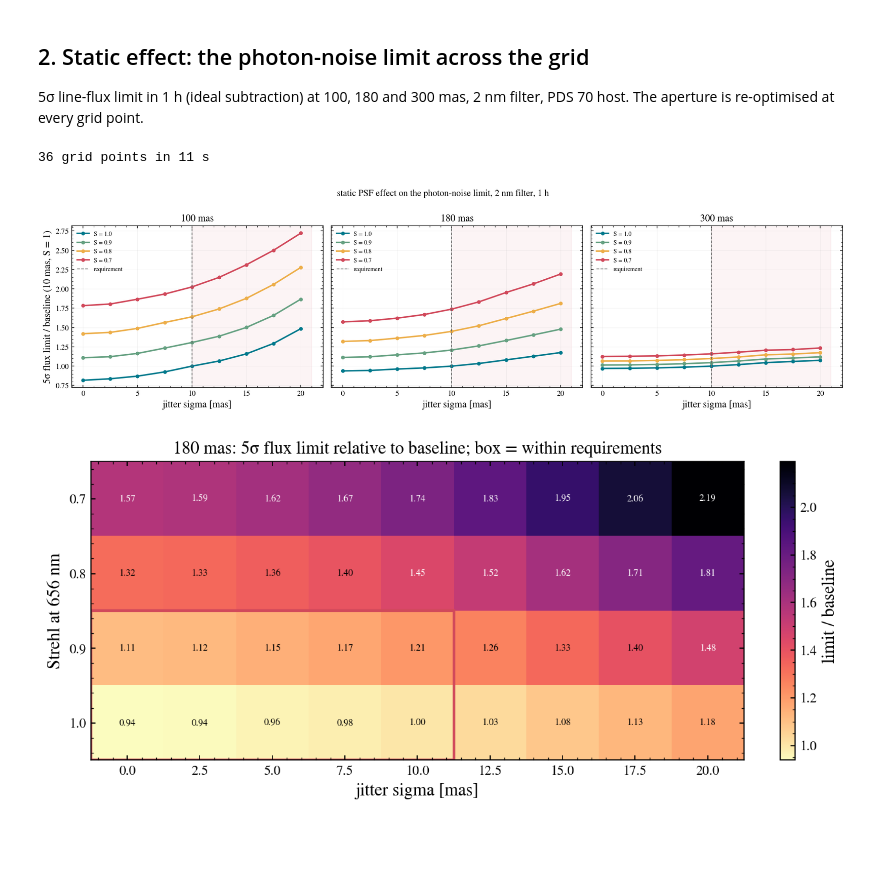
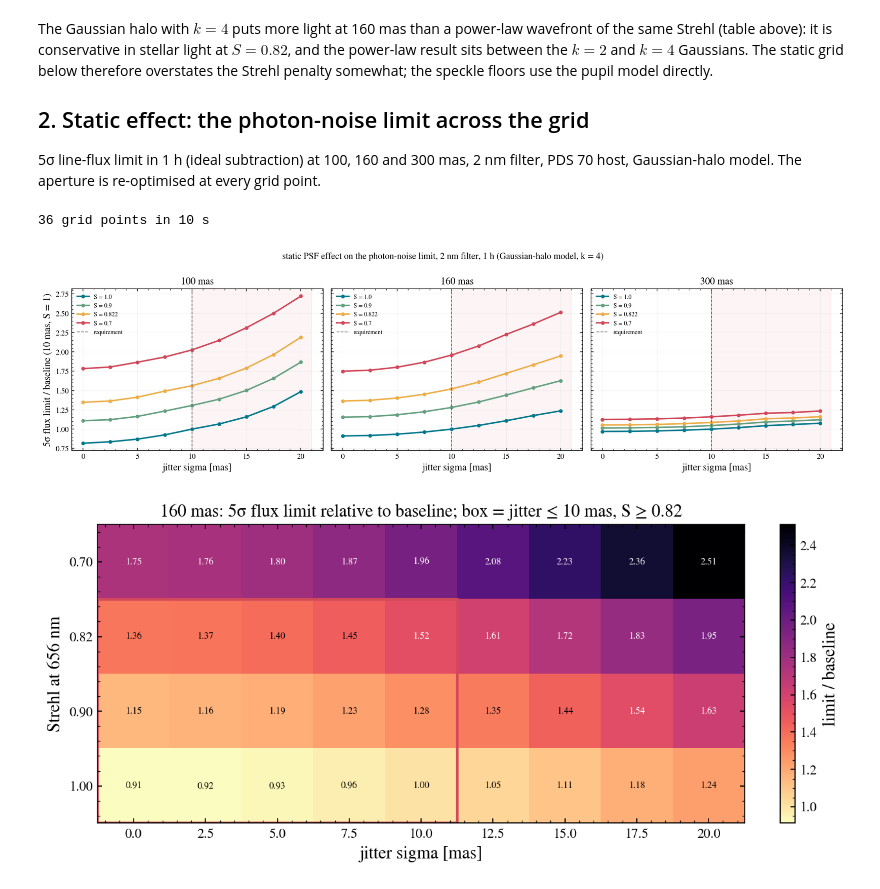
Before and after one commit to schmidt-observatories/wcc-sim, a Jupyter notebook: notebooks_scrap/halpha_hci_jitter_strehl.ipynb, the cells around one changed output. Drawn from its saved outputs; the diff is of its cells as text; code cells hidden in the pictures; blank space fills up the shorter version.

```diff
--- a/notebooks_scrap/halpha_hci_jitter_strehl.ipynb
+++ b/notebooks_scrap/halpha_hci_jitter_strehl.ipynb
@@ -29,23 +39,24 @@ from astropy.table import Table
 plt.style.use('gks')
 warnings.filterwarnings('ignore')
 
-from hci_psf import (Instrument, contrast_curve, aperture_fractions, mismatch_floor, strehl_at, wfe_from_strehl,
-                     HALO_K, OVERSAMPLE)
+from hci_psf import (Instrument, WfePSF, contrast_curve, aperture_fractions, speckle_floor, shifted, strehl_at,
+                     wfe_from_strehl, HALO_K, OVERSAMPLE)
 
 JITTERS = np.arange(0.0, 20.01, 2.5)
-STREHLS = np.array([1.0, 0.9, 0.8, 0.7])          # at 656 nm
-SEPS_KEY = [100.0, 180.0, 300.0]
+S_REQ = float(strehl_at(0.8, 656.3))                # S = 0.8 at r  ->  0.822 at H-alpha
+STREHLS = np.array([1.0, 0.9, round(S_REQ, 3), 0.7])   # at 656 nm
+SEPS_KEY = [100.0, 160.0, 300.0]
 REQ_JIT = 10.0
-S_REQ = float(strehl_at(0.8, 656.3))                # S = 0.8 at r  ->  at H-alpha
-LAM_NM = 656.3
 FILTERS = ['zwo:halpha2', 'zwo:halpha6', 'zwo:halpha20']
 FLAB = {'zwo:halpha2': 'H-alpha 2 nm', 'zwo:halpha6': 'H-alpha 6 nm', 'zwo:halpha20': 'H-alpha 20 nm'}
 TEAL, RED, AMBER, BLUE, GREEN, DBLUE = '#00798c', '#d1495b', '#edae49', '#30638e', '#66a182', '#003d5b'
 SCOL = dict(zip(STREHLS, [TEAL, GREEN, AMBER, RED]))
-HOST_SPT, HOST_G = 'K7V', 11.7
-PLANETS = {'b': dict(sep_mas=180.0, flux=8.1e-16), 'c': dict(sep_mas=220.0, flux=3.1e-16)}
+HOST_SPT, HOST_G = 'K7V', 11.6
+PLANETS = {'b': dict(sep_mas=160.0, flux=8.1e-16), 'c': dict(sep_mas=210.0, flux=3.1e-16)}
 T_TOT = 3600.0
-R_AP = 2.0                                          # px; the optimiser's choice at 180 mas in the feasibility notebook
+R_AP = 2.0                                          # px; the optimiser's choice at 160 mas in the feasibility notebook
+DRIFT_NM = 2.8                                      # reference drift level [nm RMS]; floors scale linearly with it
+N_REAL = 3                                          # random wavefront realisations averaged
 OUT = 'halpha_hci_out'
 os.makedirs(OUT, exist_ok=True)
 
@@ -60,8 +71,8 @@ def req_lines(ax, jitter=True, strehl=False):
 INST = {f: Instrument(f, HOST_SPT, HOST_G) for f in FILTERS}
 inst = INST['zwo:halpha2']
 RATIO = {(f, p): INST[f].line_rate(pl['flux']) / INST[f].star_rate for f in FILTERS for p, pl in PLANETS.items()}
-print('Strehl at 656 nm -> at 615 nm (same WFE):', {s: round(float(strehl_at(s, 615.0, 656.3)), 3) for s in STREHLS})
-print('implied RMS WFE [nm]:', {s: round(float(wfe_from_strehl(s, LAM_NM)), 1) for s in STREHLS if s < 1})
-print(f'requirement S = 0.8 at r -> S = {S_REQ:.3f} at H-alpha')
+RB = RATIO['zwo:halpha2', 'b']
+print('Strehl at 656 nm -> at 615 nm (same WFE):', {float(s): round(float(strehl_at(s, 615.0, 656.3)), 3) for s in STREHLS})
+print('implied RMS WFE [nm] at 656 nm:', {float(s): round(float(wfe_from_strehl(s, 656.3)), 1) for s in STREHLS if s < 1})
 print('PDS 70 planet/star ratio per filter:', {f'{FLAB[f]} {p}': f'{v:.2e}' for (f, p), v in RATIO.items()})
 # %% [output]
@@ -116,44 +154,50 @@ stellar light in a 2 px aperture at 180 mas, relative to (10 mas, S = 1), and pe
 # %% [markdown]
+The Gaussian halo with $k = 4$ puts more light at 160 mas than a power-law wavefront of the same Strehl
+(table above): it is conservative in stellar light at $S = 0.82$, and the power-law result sits between the
+$k = 2$ and $k = 4$ Gaussians. The static grid below therefore overstates the Strehl penalty somewhat; the
+speckle floors use the pupil model directly.
+
 ## 2. Static effect: the photon-noise limit across the grid
 
-5σ line-flux limit in 1 h (ideal subtraction) at 100, 180 and 300 mas, 2 nm filter, PDS 70 host. The
-aperture is re-optimised at every grid point.
+5σ line-flux limit in 1 h (ideal subtraction) at 100, 160 and 300 mas, 2 nm filter, PDS 70 host, Gaussian-halo
+model. The aperture is re-optimised at every grid point.
 # %%
 t0 = time.time()
 rows = []
 LIM = np.empty((JITTERS.size, STREHLS.size, len(SEPS_KEY)))
 per_1e16 = inst.line_rate(1e-16) / inst.star_rate
 for i, j in enumerate(JITTERS):
     for k, s in enumerate(STREHLS):
-        cc = contrast_curve(inst, j, s, SEPS_KEY, T_TOT)
+        cc = contrast_curve(inst, j, float(s), SEPS_KEY, T_TOT)
         LIM[i, k] = cc['contrast'] / per_1e16 * 1e-16
         for m, sep in enumerate(SEPS_KEY):
-            rows.append(dict(jitter=j, strehl=s, sep_mas=sep, flux_lim_5sig_1h=LIM[i, k, m], r_ap_px=cc['r_ap_px'][m],
+            rows.append(dict(jitter=j, strehl=float(s), sep_mas=sep, flux_lim_5sig_1h=LIM[i, k, m], r_ap_px=cc['r_ap_px'][m],
                              t_frame_s=cc['t_frame_s'], n_frames=cc['n_frames']))
-STATIC = Table(rows); STATIC['flux_lim_5sig_1h'].format = '%.3e'
-STATIC.write(os.path.join(OUT, 'js_static_fluxlimit.ecsv'), format='ascii.ecsv', overwrite=True)
+STATIC_T = Table(rows); STATIC_T['flux_lim_5sig_1h'].format = '%.3e'
+STATIC_T.write(os.path.join(OUT, 'js_static_fluxlimit.ecsv'), format='ascii.ecsv', overwrite=True)
 iJ0, iS0 = int(np.flatnonzero(JITTERS == REQ_JIT)[0]), 0
+iSR = int(np.argmin(np.abs(STREHLS - S_REQ)))
 print(f'{JITTERS.size * STREHLS.size} grid points in {time.time() - t0:.0f} s')
 
 fig, axes = plt.subplots(1, 3, figsize=(15, 4.2), sharey=True)
 for ax, (m, sep) in zip(axes, enumerate(SEPS_KEY)):
     for k, s in enumerate(STREHLS):
         ax.plot(JITTERS, LIM[:, k, m] / LIM[iJ0, iS0, m], 'o-', ms=4, color=SCOL[s], label=f'S = {s}')
     req_lines(ax); ax.axvspan(REQ_JIT, 21, color=RED, alpha=0.06)
     ax.set_xlabel('jitter sigma [mas]'); ax.set_title(f'{sep:.0f} mas'); ax.legend(fontsize=8)
 axes[0].set_ylabel('5σ flux limit / baseline (10 mas, S = 1)')
-fig.suptitle('static PSF effect on the photon-noise limit, 2 nm filter, 1 h', y=1.0)
+fig.suptitle('static PSF effect on the photon-noise limit, 2 nm filter, 1 h (Gaussian-halo model, k = 4)', y=1.0)
 fig.tight_layout(); savefig(fig, 'fig07_js_static_ratio')
 # %% [output]
-36 grid points in 11 s
+36 grid points in 10 s
-[figure, old version]
+[figure, new version]
 # %%
 def heatmap(ax, Z, title, fmt='{:.2f}', cmap='magma_r', cbar_label='', vmin=None, vmax=None):
-    n_j0 = int(np.sum(JITTERS <= REQ_JIT)); n_s8 = int(np.sum(STREHLS >= S_REQ))
+    n_j0 = int(np.sum(JITTERS <= REQ_JIT)); n_s8 = int(np.sum(STREHLS >= S_REQ - 1e-3))
     im = ax.imshow(Z.T, origin='lower', aspect='auto', cmap=cmap, vmin=vmin, vmax=vmax,
                    extent=[-0.5, JITTERS.size - 0.5, -0.5, STREHLS.size - 0.5])
     ax.set_xticks(range(JITTERS.size)); ax.set_xticklabels([f'{j:.1f}' for j in JITTERS])
-    ax.set_yticks(range(STREHLS.size)); ax.set_yticklabels([f'{s:.1f}' for s in STREHLS])
+    ax.set_yticks(range(STREHLS.size)); ax.set_yticklabels([f'{s:.2f}' for s in STREHLS])
     ax.set_xlabel('jitter sigma [mas]'); ax.set_ylabel('Strehl at 656 nm'); ax.set_title(title)
     for i in range(JITTERS.size):
         for k in range(STREHLS.size):
@@ -163,8 +207,8 @@ def heatmap(ax, Z, title, fmt='{:.2f}', cmap='magma_r', cbar_label='', vmin=None
     ax.grid(False); plt.colorbar(im, ax=ax, label=cbar_label, fraction=0.046)
 
 fig, ax = plt.subplots(figsize=(8.5, 4))
-heatmap(ax, LIM[:, :, 1] / LIM[iJ0, iS0, 1], '180 mas: 5σ flux limit relative to baseline; box = within requirements',
+heatmap(ax, LIM[:, :, 1] / LIM[iJ0, iS0, 1], '160 mas: 5σ flux limit relative to baseline; box = jitter ≤ 10 mas, S ≥ 0.82',
         cbar_label='limit / baseline')
 fig.tight_layout(); savefig(fig, 'fig08_js_static_heatmap')
 # %% [output]
-[figure, old version]
+[figure, new version]
```
Also changed, not shown: parts of 19 cells of this notebook, 39 other files.
